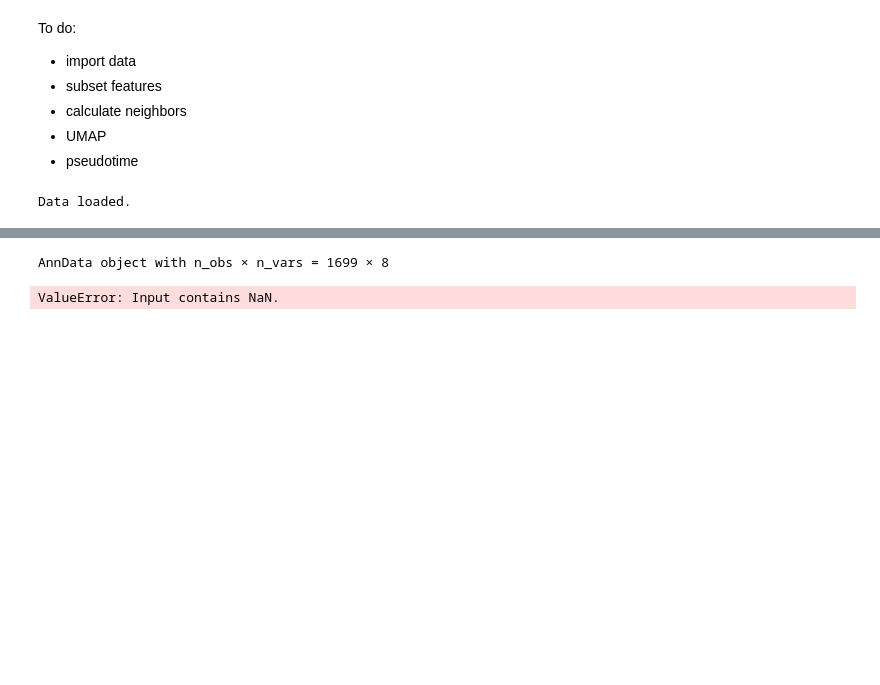
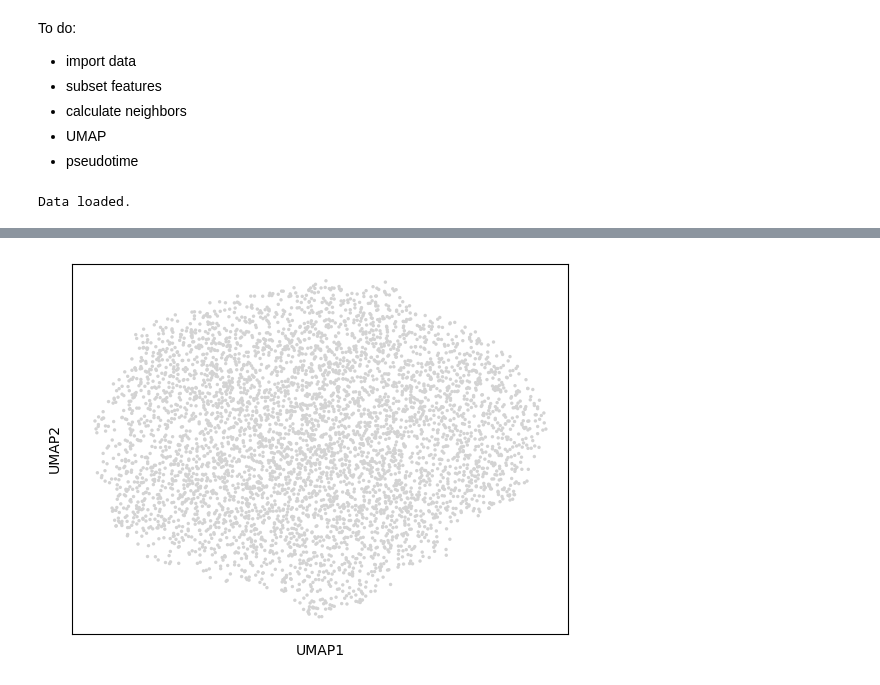
Before and after one commit to cwinsnes/cytodata-hackathon-base, a Jupyter notebook: pseudotime/pseudotime_analysis.ipynb, the cells around one changed output, grey strips where cells are left out. Cells and saved outputs as stored; diff of their text form; code cells hidden in the pictures; blank space fills up the shorter version.

```diff
--- a/pseudotime/pseudotime_analysis.ipynb
+++ b/pseudotime/pseudotime_analysis.ipynb
@@ -39,8 +40,5 @@ print('Data loaded.')
 # %% [output]
 Data loaded.
 # %%
-# Load full dataset
-df = pd.read_parquet("s3://allencell-hipsc-cytodata/hackathon_manifest_17oct2022.parquet")
-df.set_index(df['CellId'].astype(int), inplace=True)
-print(f'Number of cells: {len(df)}')
-print(f'Number of columns: {len(df.columns)}')
+# Load interphase cells
+df = pd.read_csv('../data/interphase_n=5000.csv')
@@ -83,12 +60,20 @@ Name: cell_stage, Length: 8179, dtype: object
+# %%
+# Subset to relevant features
+data_sub = df.filter(like='shape_mode', axis=1)
 # %%
 # Convert data to AnnData
 obj = sc.AnnData(data_sub)
+
+obj.obs['cell_stage'] = df['cell_stage'].values
+obj.obs['cell_volume'] = df['cell_volume'].values
+obj.obs['nuclear_volume'] = df['nuclear_volume'].values
-# %%
-obj
-# %% [output]
-AnnData object with n_obs × n_vars = 1699 × 8
 # %%
 # Calculate neighborhood graph
-sc.pp.neighbors(obj)
+sc.pp.neighbors(obj, n_pcs=0)
-# %% [output]
-ValueError: Input contains NaN.
+# %%
+# Plot UMAP
+sc.tl.leiden(obj)
+sc.tl.umap(obj)
+sc.pl.umap(obj)
+# %% [output]
+[figure, added]
```
Also changed, not shown: parts of 12 cells of this notebook.
